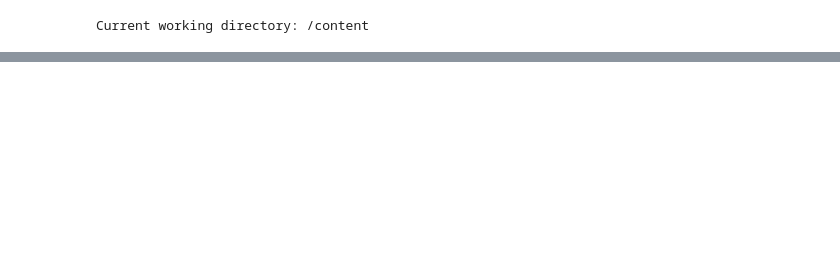
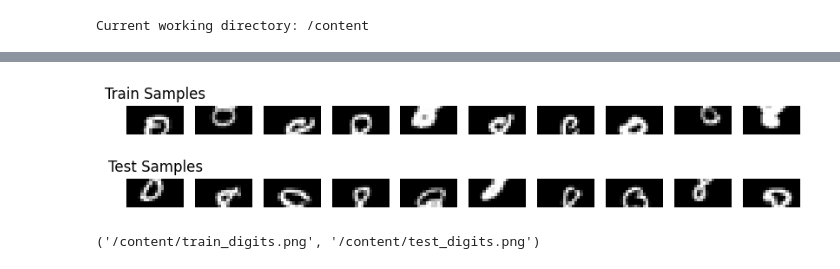
Before and after one commit to Imran-co/Imran, a Jupyter notebook: Project_Test_with_Output_using_ann.ipynb, the cells around one changed output, grey strips where cells are left out. Saved outputs shown, nothing was run; the diff lists cells and outputs as text; code cells hidden in the pictures; blank space fills up the shorter version.

```diff
--- a/Project_Test_with_Output_using_ann.ipynb
+++ b/Project_Test_with_Output_using_ann.ipynb
@@ -359,0 +238,57 @@ Predicted digit for image 100: 2
+# %%
+import numpy as np
+import matplotlib.pyplot as plt
+from PIL import Image
+
+# Load the image
+image_path = "/content/eight.png"
+img = Image.open(image_path).convert("L")  # Convert to grayscale
+
+# Convert to numpy array
+img_array = np.array(img)
+
+# Define grid size (assuming 10x10 grid based on the image appearance)
+num_rows, num_cols = 10, 10  # Adjust if necessary
+cell_height = img_array.shape[0] // num_rows
+cell_width = img_array.shape[1] // num_cols
+
+# Extract individual digit images
+digits = []
+for i in range(num_rows):
+    for j in range(num_cols):
+        digit = img_array[i * cell_height:(i + 1) * cell_height, j * cell_width:(j + 1) * cell_width]
+        digits.append(digit)
+
+# Convert to numpy array
+digits = np.array(digits)
+
+# Shuffle the dataset before splitting
+np.random.shuffle(digits)
+
+# Split into 80% training and 20% testing
+split_idx = int(0.8 * len(digits))
+train_digits = digits[:split_idx]
+test_digits = digits[split_idx:]
+
+# Display a few samples from training and testing sets
+fig, axes = plt.subplots(2, 10, figsize=(10, 2))
+for i in range(10):
+    axes[0, i].imshow(train_digits[i], cmap='gray')
+    axes[0, i].axis("off")
+    axes[1, i].imshow(test_digits[i], cmap='gray')
+    axes[1, i].axis("off")
+
+axes[0, 0].set_title("Train Samples")
+axes[1, 0].set_title("Test Samples")
+plt.show()
+
+# Save the train and test sets
+train_path = "/content/train_digits.png"
+test_path = "/content/test_digits.png"
+np.save(train_path, train_digits)
+np.save(test_path, test_digits)
+
+train_path, test_path
+# %% [output]
+[figure, added]
+('/content/train_digits.png', '/content/test_digits.png')
```
Also changed, not shown: parts of 19 cells of this notebook.
